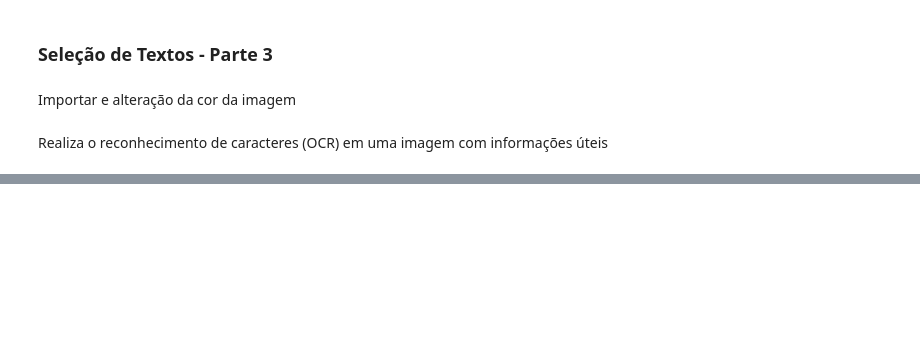
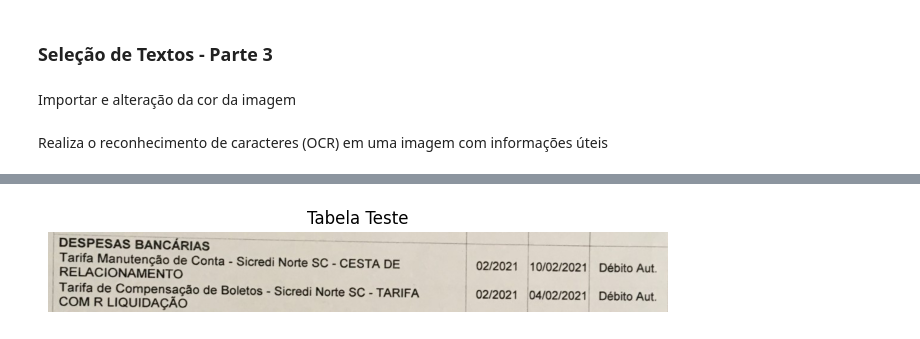
Before and after one commit to rafael-torres-nantes/Study-TextRecognition, a Jupyter notebook: OCR com Tesseract/OCR-Tesseract.ipynb, the cells around one changed output, grey strips where cells are left out. Drawn from its saved outputs; the diff is of its cells as text; code cells hidden in the pictures; blank space fills up the shorter version.

```diff
--- a/OCR com Tesseract/OCR-Tesseract.ipynb
+++ b/OCR com Tesseract/OCR-Tesseract.ipynb
@@ -514,9 +583,11 @@ cv2_imshow(img_copia)
 # %%
 import re # regular expressions
 # %%
-img = cv2.imread("tabela_teste.jpg")
+img = cv2.imread("./assets/tabela_teste.jpg")
 rgb = cv2.cvtColor(img, cv2.COLOR_BGR2RGB)
-cv2_imshow(rgb)
+plot_image(rgb, 'Tabela Teste')
+# %% [output]
+[figure, added]
 # %%
 config_tesseract = "--tessdata-dir tessdata"
 resultado = pytesseract.image_to_data(rgb, config=config_tesseract, lang="por", output_type=Output.DICT)
```
Also changed, not shown: parts of 31 cells of this notebook.
